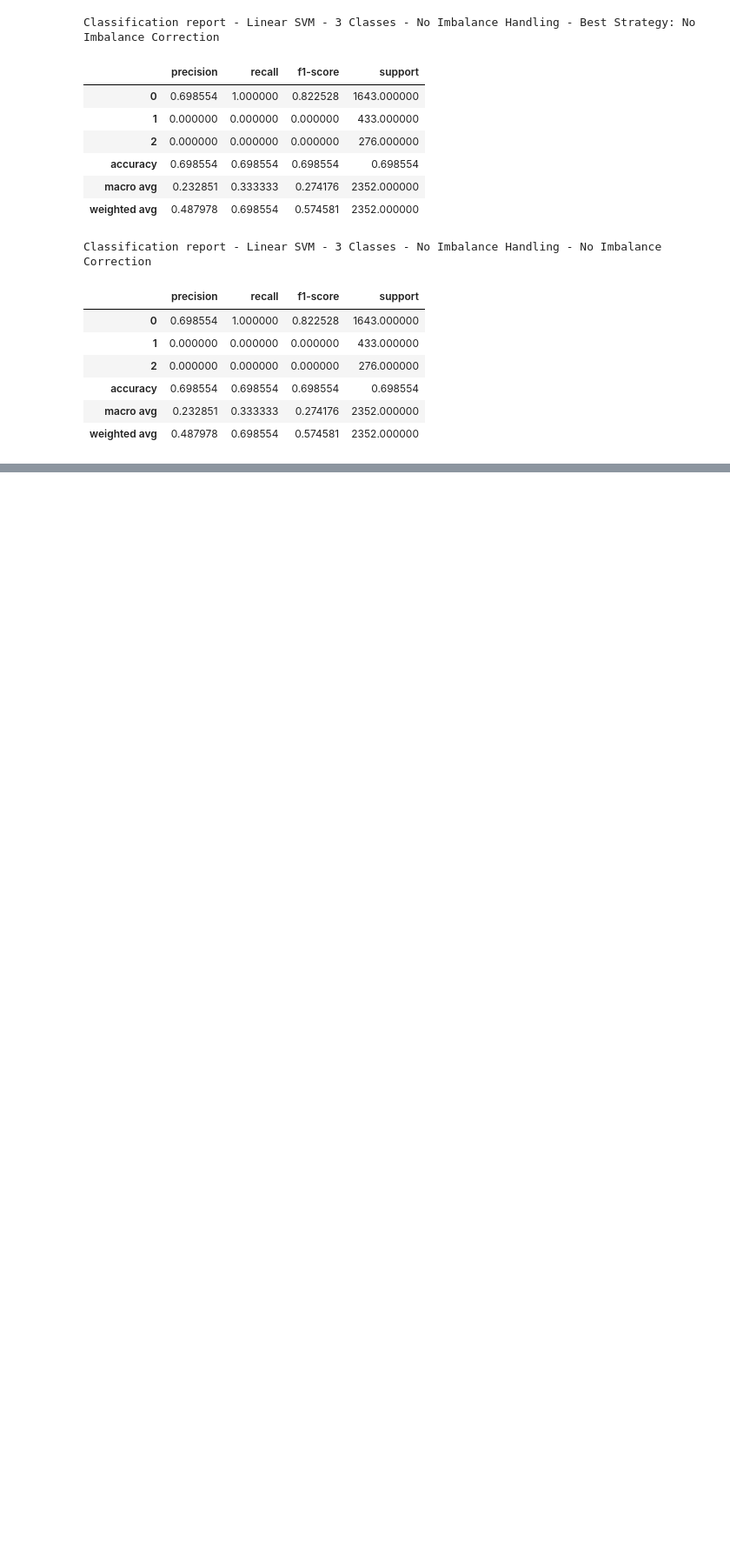
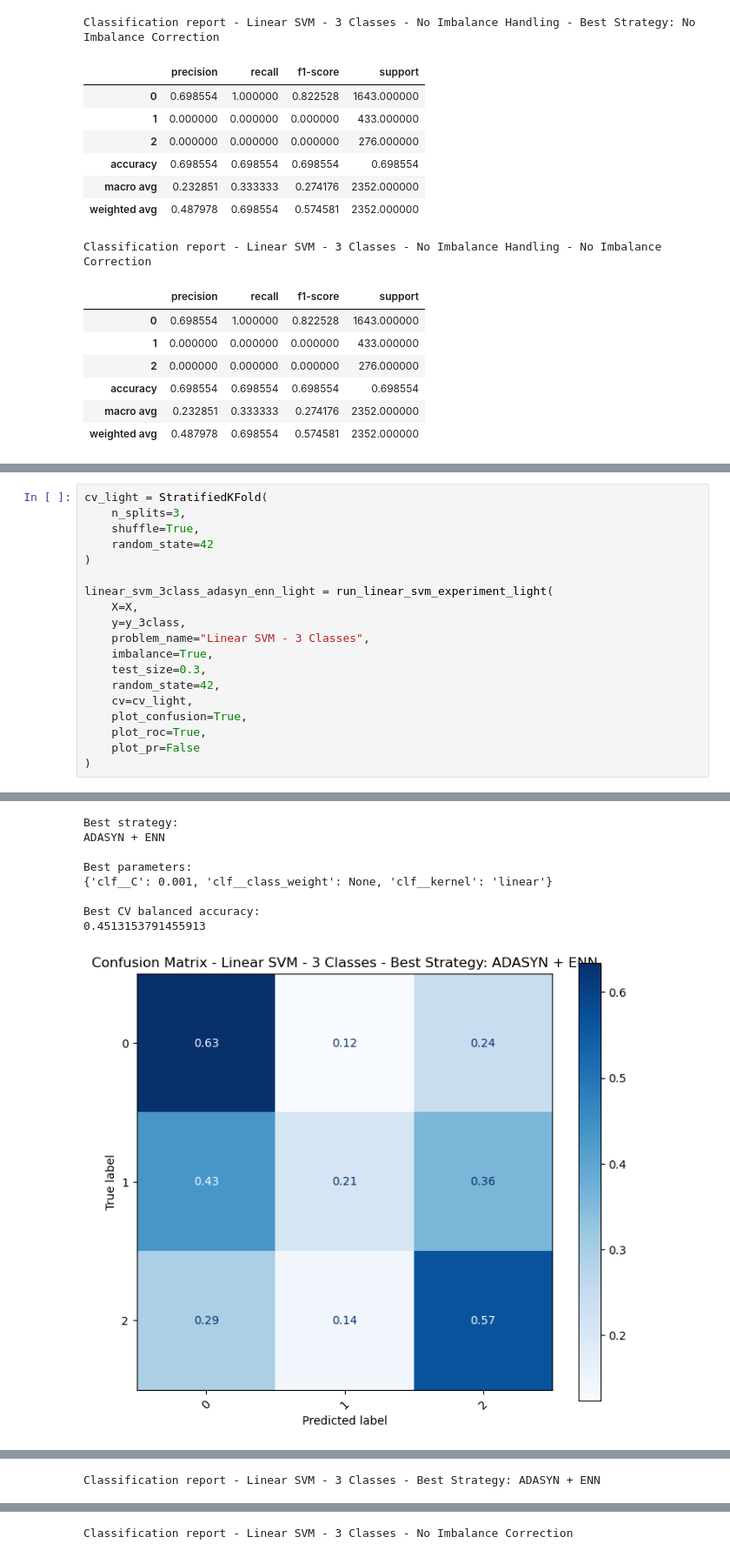
Before and after one commit to lorenzobuccolini03/Data-Mining---Advanced-Topics, a Jupyter notebook: Advanced Classification/SVM_lin_nonlin.ipynb, the cells around one changed output, grey strips where cells are left out. Shown at 87% size. Drawn from its saved outputs; the diff is of its cells as text; blank space fills up the shorter version.

```diff
--- a/Advanced Classification/SVM_lin_nonlin.ipynb
+++ b/Advanced Classification/SVM_lin_nonlin.ipynb
@@ -1789,0 +2338,20 @@ Classification report - Linear SVM - 3 Classes - No Imbalance Handling - No Imba
+# %%
+cv_light = StratifiedKFold(
+    n_splits=3,
+    shuffle=True,
+    random_state=42
+)
+
+linear_svm_3class_adasyn_enn_light = run_linear_svm_experiment_light(
+    X=X,
+    y=y_3class,
+    problem_name="Linear SVM - 3 Classes",
+    imbalance=True,
+    test_size=0.3,
+    random_state=42,
+    cv=cv_light,
+    plot_confusion=True,
+    plot_roc=True,
+    plot_pr=False
+)
+# %% [output]
@@ -1789,0 +2378,9 @@ Classification report - Linear SVM - 3 Classes - No Imbalance Handling - No Imba
+Best strategy:
+ADASYN + ENN
+
+Best parameters:
+{'clf__C': 0.001, 'clf__class_weight': None, 'clf__kernel': 'linear'}
+
+Best CV balanced accuracy:
+0.4513153791455913
+[figure, added]
@@ -1789,0 +2388 @@ Classification report - Linear SVM - 3 Classes - No Imbalance Handling - No Imba
+Classification report - Linear SVM - 3 Classes - Best Strategy: ADASYN + ENN
@@ -1789,0 +2396 @@ Classification report - Linear SVM - 3 Classes - No Imbalance Handling - No Imba
+Classification report - Linear SVM - 3 Classes - No Imbalance Correction
```
Also changed, not shown: parts of 7 cells of this notebook, 1 other file.
